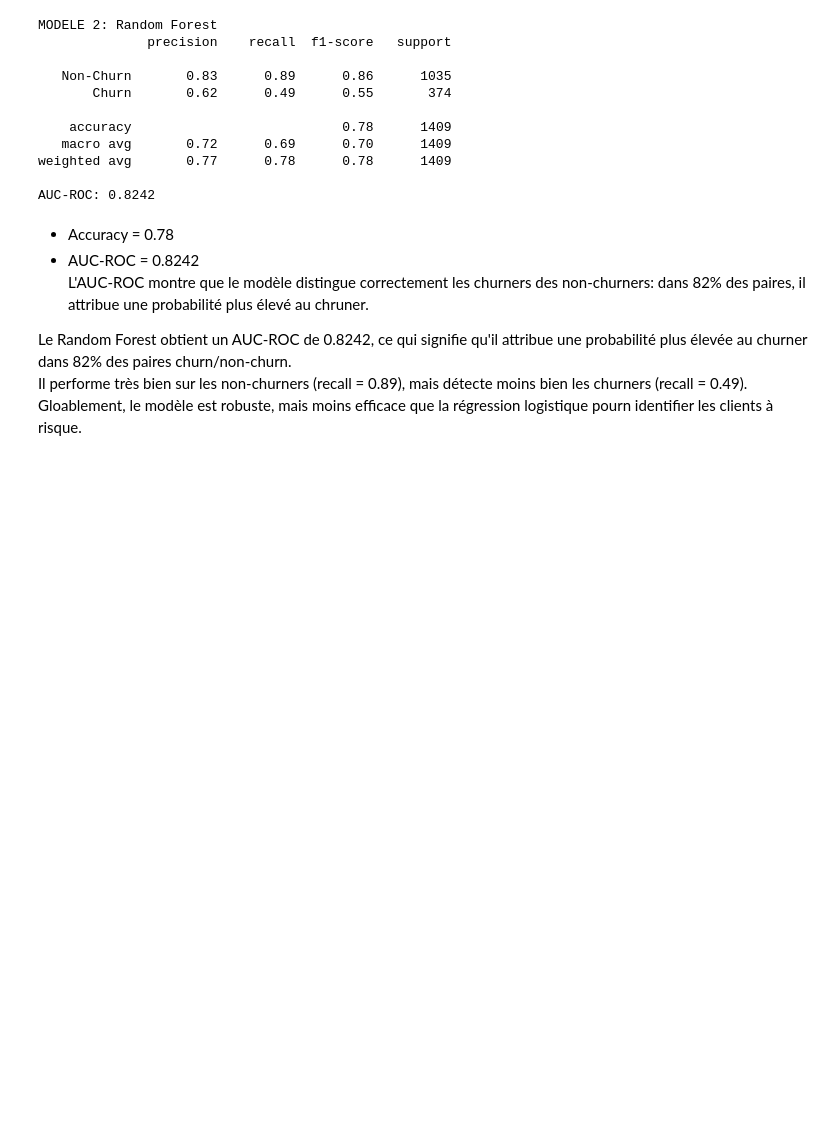
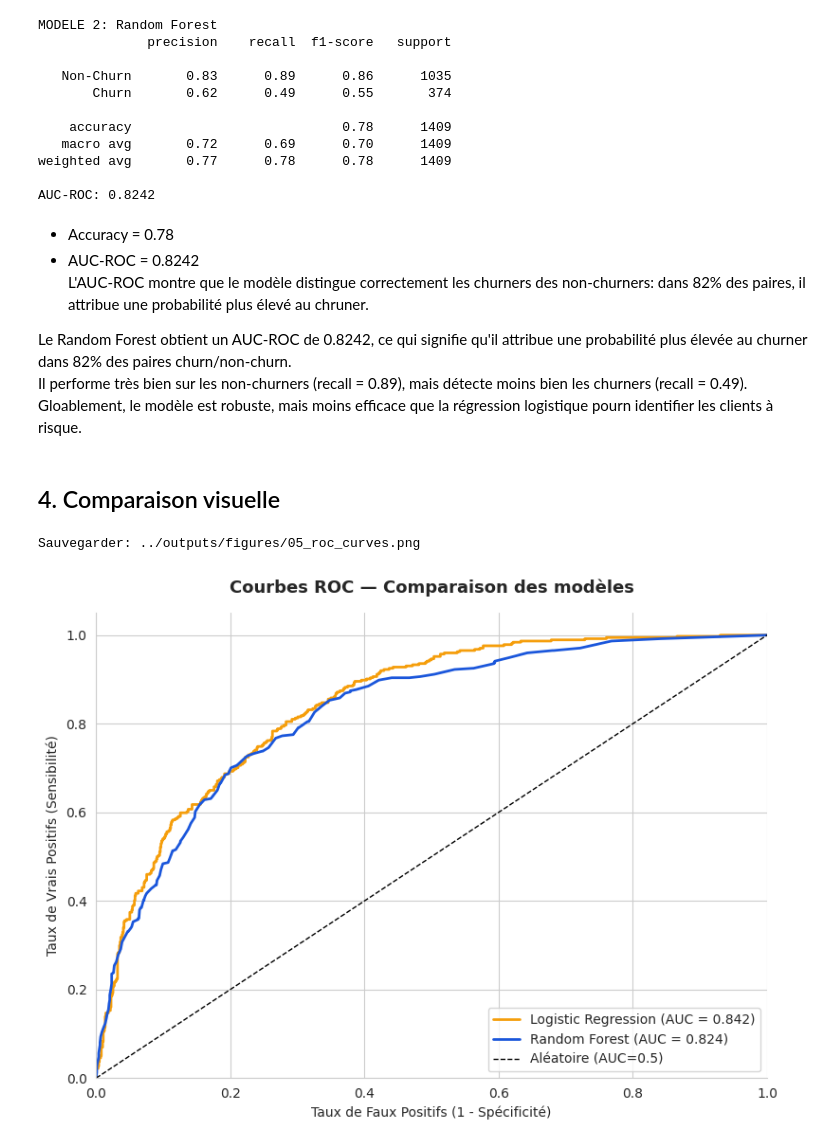
Before and after one commit to Haja-rabemananjara/Churn_Client_T-l-com, a Jupyter notebook: notebooks/05_machine_learning.ipynb, the cells around one changed output. Drawn from its saved outputs; the diff is of its cells as text; code cells hidden in the pictures; blank space fills up the shorter version.

Commit message:
feat: création du fig plot_roc_curves

```diff
--- a/notebooks/05_machine_learning.ipynb
+++ b/notebooks/05_machine_learning.ipynb
@@ -194,3 +198,15 @@ L'AUC-ROC montre que le modèle distingue correctement les churners des non-chur
 Le Random Forest obtient un AUC-ROC de 0.8242, ce qui signifie qu'il attribue une probabilité plus élevée au churner dans 82% des paires churn/non-churn.
 Il performe très bien sur les non-churners (recall = 0.89), mais détecte moins bien les churners (recall = 0.49).
 Gloablement, le modèle est robuste, mais moins efficace que la régression logistique pourn identifier les clients à risque.
+# %% [markdown]
+## 4. Comparaison visuelle
+# %%
+# Courbes ROC - plus l'aire est grande, meilleur est le modèle
+fig_roc = plot_roc_curves(
+    y_test,
+    models_probs={'Logistic Regression': y_prob_lr, 'Random Forest': y_prob_rf},
+    save_as='05_roc_curves.png'
+)
+# %% [output]
+Sauvegarder: ../outputs/figures/05_roc_curves.png
+[figure, added]
```
Also changed, not shown: parts of 1 cell of this notebook, 1 other file.
